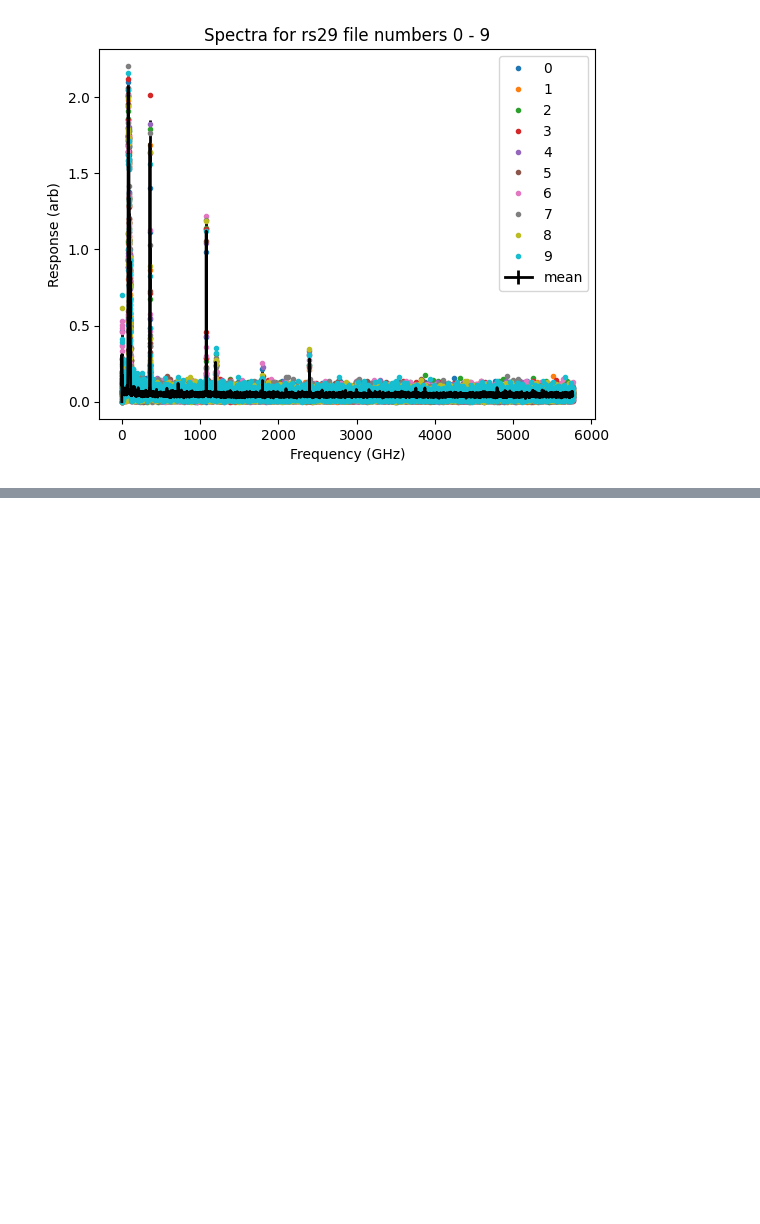
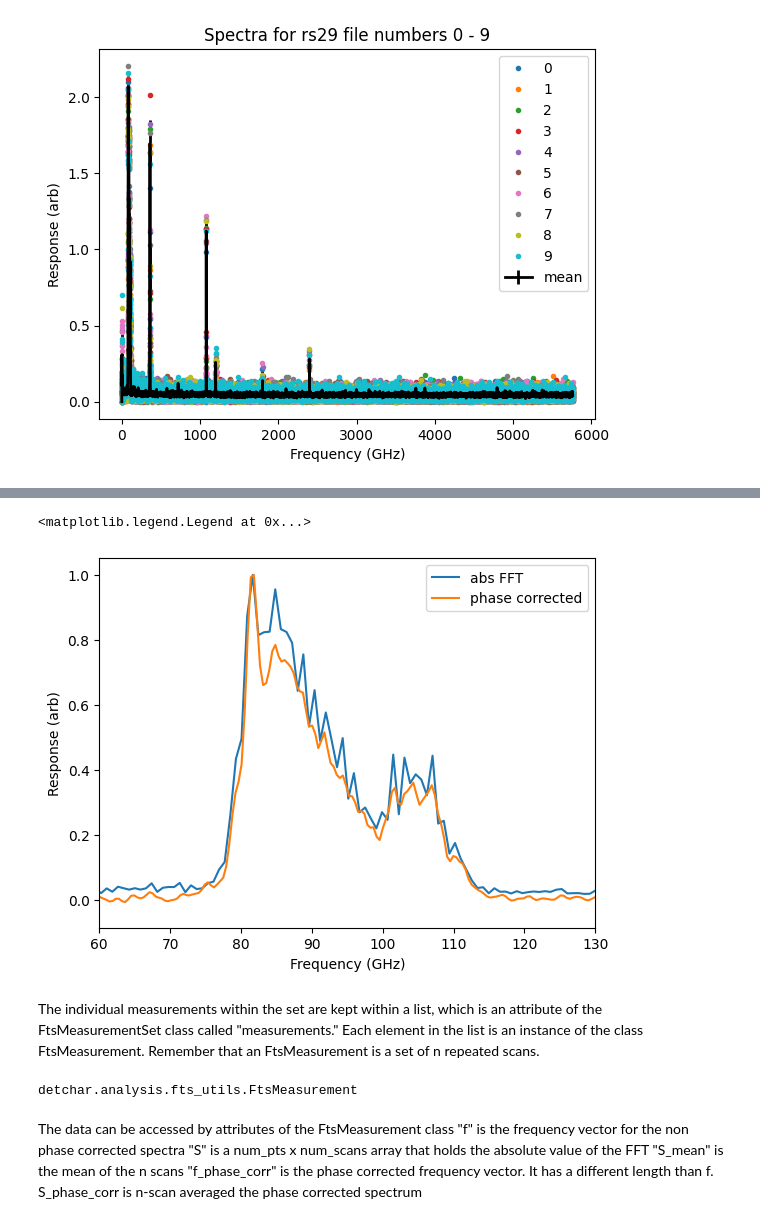
Before and after one commit to usnistgov/quantum-sensors-tdm, a Jupyter notebook: detchar/analysis/howto/fts_howto.ipynb, the cells around one changed output, grey strips where cells are left out. Saved outputs shown, nothing was run; the diff lists cells and outputs as text; code cells hidden in the pictures; blank space fills up the shorter version.

```diff
--- a/detchar/analysis/howto/fts_howto.ipynb
+++ b/detchar/analysis/howto/fts_howto.ipynb
@@ -48,0 +58,21 @@ fts_set.plot_measurements(xlim=(60,130))
+# %%
+# you can put these on the same plot if you like
+fig,ax=fts_set.plot_measurements(phase_corrected=False,xlim=(60,130))
+fig,ax=fts_set.plot_measurements(phase_corrected=True,xlim=(60,130),fig=fig,ax=ax)
+ax.legend(('abs FFT','phase corrected'))
+# %% [output]
+<matplotlib.legend.Legend at 0x...>
+[figure, added]
+# %% [markdown]
+The individual measurements within the set are kept within a list, which is an attribute of the FtsMeasurementSet class called "measurements."  Each element in the list is an instance of the class FtsMeasurement.  Remember that an FtsMeasurement is a set of n repeated scans.
+# %%
+type(fts_set.measurements[0])
+# %% [output]
+detchar.analysis.fts_utils.FtsMeasurement
+# %% [markdown]
+The data can be accessed by attributes of the FtsMeasurement class
+"f" is the frequency vector for the non phase corrected spectra
+"S" is a num_pts x num_scans array that holds the absolute value of the FFT
+"S_mean" is the mean of the n scans
+"f_phase_corr" is the phase corrected frequency vector.  It has a different length than f.
+S_phase_corr is n-scan averaged the phase corrected spectrum
```
Also changed, not shown: parts of 24 cells of this notebook, 1 other file.
